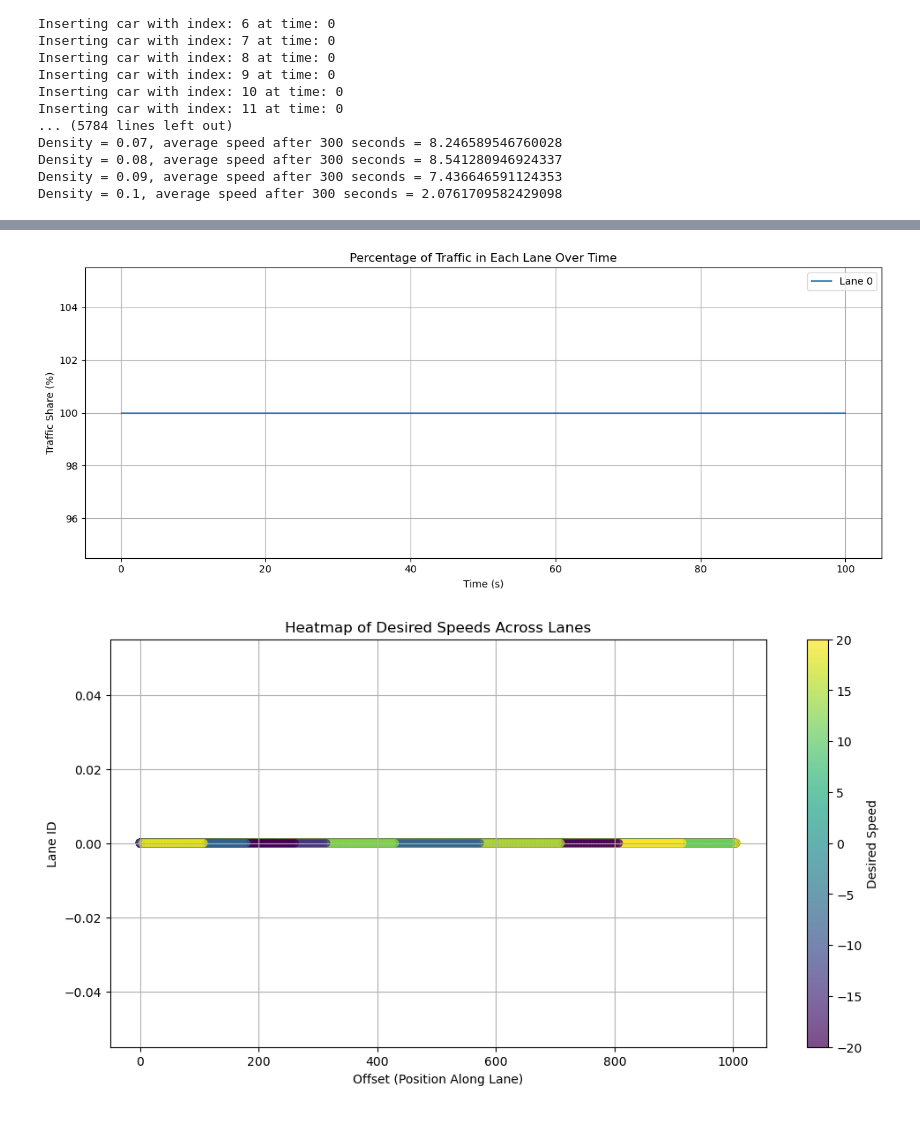
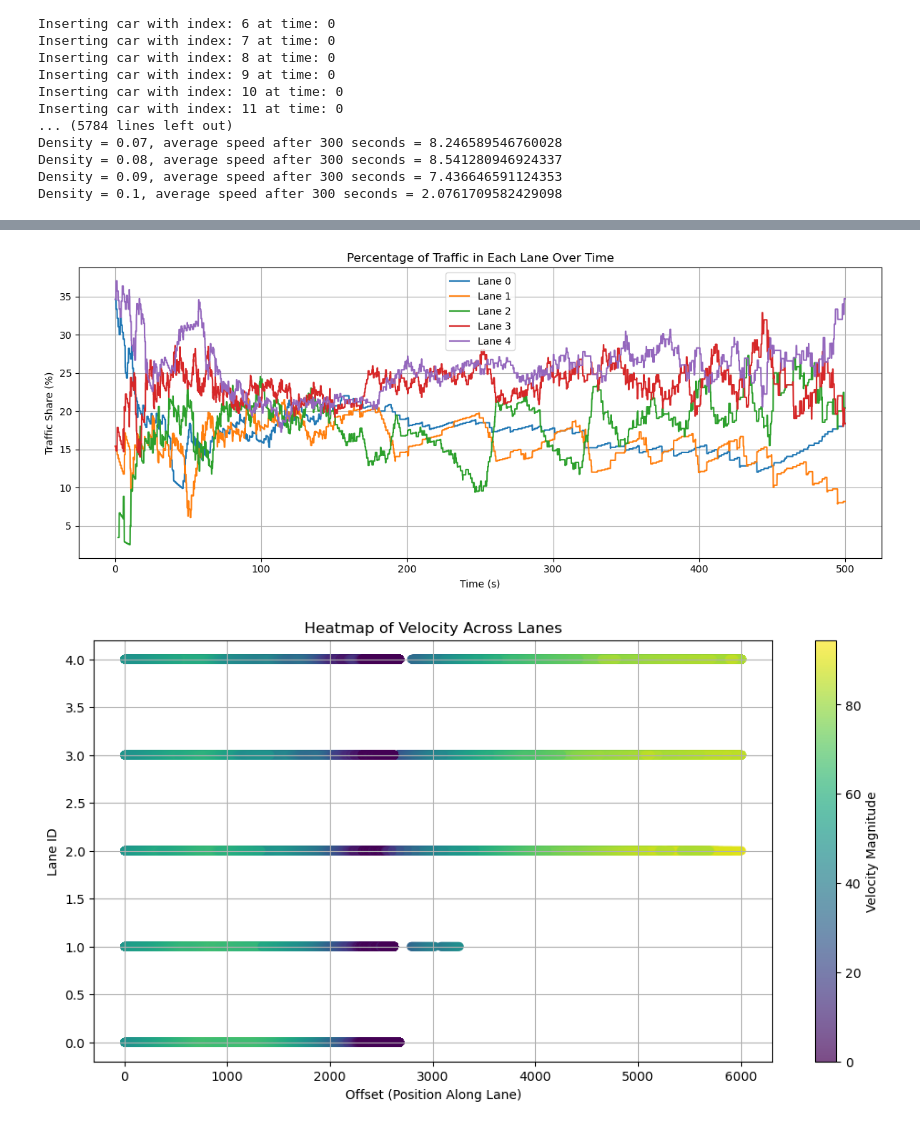
Before and after one commit to yuval-levi-046/PROM-Physical-Simulation, a Jupyter notebook: simulator.ipynb, the cells around one changed output, grey strips where cells are left out. Cells and saved outputs as stored; diff of their text form; code cells hidden in the pictures.

```diff
--- a/simulator.ipynb
+++ b/simulator.ipynb
@@ -187,29 +185,33 @@ Density = 0.1, average speed after 300 seconds = 2.0761709582429098
 dt = 0.1
 sim_time = 300
 
+def test_loop(n):
+
+    for i in range(1, n):
+
+
+
+
 system = System(dt=dt, final_time=sim_time)
 
 start_pos = (0, 300)
-end_pos = (200000, 300)
+end_pos = (800, 300)
 road = Road(5, 60, start_pos, end_pos)
 
 system.add_road(road)
 logger = DataLogger(expected_total_cars=10000, tag="basic_one_road_test")
 controller = TrafficController(system, logger=logger)
 
-controller.add_spawn_rule(timed_spawner(2, 0, 50, 0, "aggressive", speed=20))
-controller.add_spawn_rule(timed_spawner(2, 0, 50, 1, "aggressive", speed=10))
-controller.add_spawn_rule(timed_spawner(2, 0, 50, 2, speed=20))
-controller.add_spawn_rule(timed_spawner(2, 0, 50, 3, speed=10))
-controller.add_spawn_rule(timed_spawner(2, 0, 50, 4, speed=20))
-
-system.block_lane_from_offsets(0, 0, 20500, 20700)
-system.block_lane_from_offsets(0, 1, 20550, 20650)
+controller.add_spawn_rule(density_random_lane_spawner(1000, 0, 500, speed=30))
 # %%
 for _ in range(int(sim_time / dt)):
-        controller.control(dt)
+        end = controller.control(dt)
         system.update(logger)
 
+        if end:
+                break
+
 df = logger.to_dataframe()
+print("Logging to dataframe!")
 # %% [output]
 The current time now is: 0.1
@@ -291,18 +293,18 @@ plt.grid(True)
 plt.tight_layout()
 plt.show()
 # %% [output]
-[figure, old version]
+[figure, new version]
 # %%
 plt.figure(figsize=(12, 6))
-sc = plt.scatter(df['offset'], df['lane_id'], c=df['desired_speed'], cmap='viridis', alpha=0.7)
-plt.colorbar(sc, label='Desired Speed')
+sc = plt.scatter(df['offset'], df['lane_id'], c=df['velocity'], cmap='viridis', alpha=0.7)
+plt.colorbar(sc, label='Velocity Magnitude')
 plt.xlabel("Offset (Position Along Lane)")
 plt.ylabel("Lane ID")
-plt.title("Heatmap of Desired Speeds Across Lanes")
+plt.title("Heatmap of Velocity Across Lanes")
 plt.grid(True)
 plt.show()
 # %% [output]
-[figure, old version]
+[figure, new version]
 # %%
 plt.figure(figsize=(10, 6))
 sns.heatmap(lane_counts.T, cmap="YlGnBu", cbar_kws={"label": "Car Count"})
```
Also changed, not shown: parts of 6 cells of this notebook, 5 other files.
